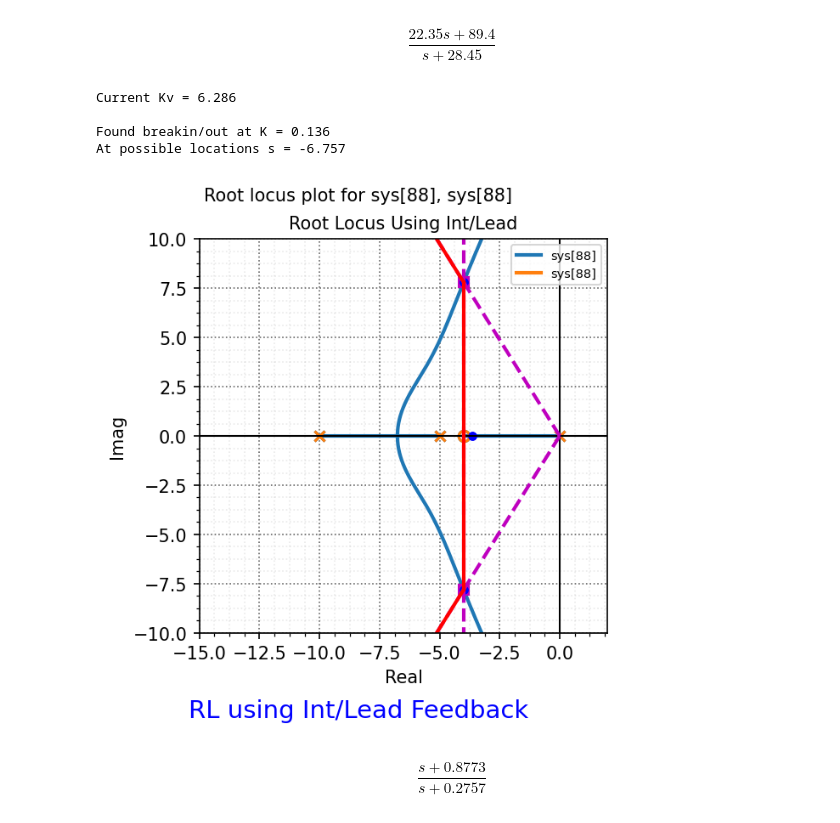
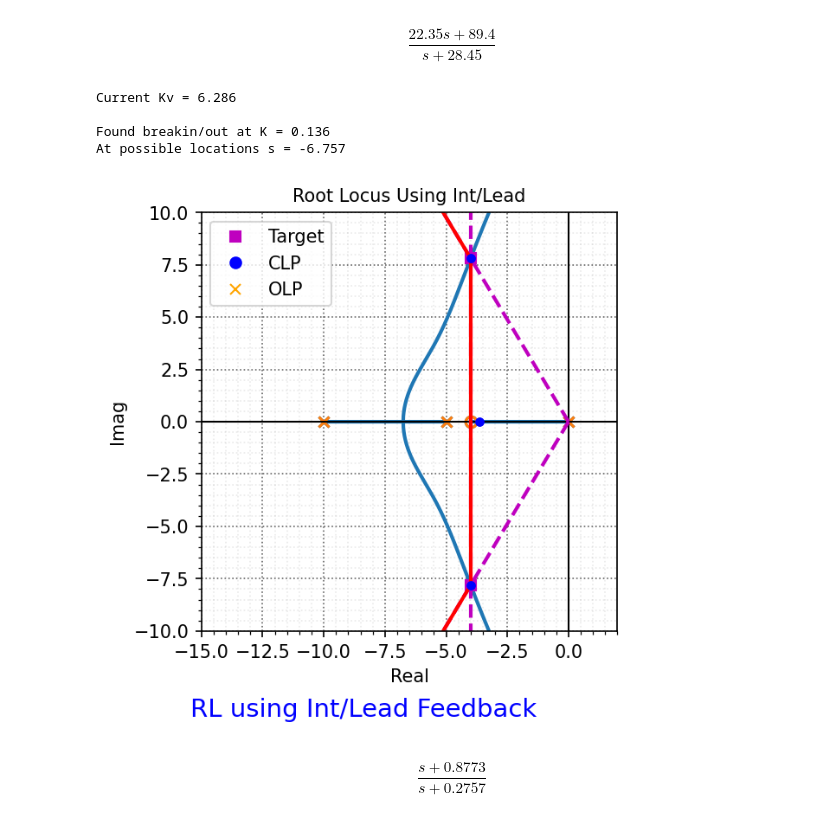
Before and after one commit to mit-acl/16_06_Class, a Jupyter notebook: 16_06_T11_RL_synthesis.ipynb, the cells around one changed output. Drawn from its saved outputs; the diff is of its cells as text; code cells hidden in the pictures.

```diff
--- a/16_06_T11_RL_synthesis.ipynb
+++ b/16_06_T11_RL_synthesis.ipynb
@@ -130,36 +142,45 @@ fig, ax = plt.subplots(figsize=(4, 4),dpi=150,constrained_layout = True)
 rlocus(L_int_lead,ax=ax,kvect=Root_Locus_gains(L_int_lead),grid=False)
 scl = rlocus(L_int_lead,kvect=[1,1],grid=False)
 ax.plot(s0.real,s0.imag,'ms',ms=6)
-ax.plot(scl[0].real,scl[0].imag,'bo',ms=4)
+ax.plot(scl[0].real,scl[0].imag,'bo',ms=4,zorder=10)
 ax.set_xlim([-15, 2])
 ax.set_ylim([-10, 10])
 ax.set_xlabel('Real')
 ax.set_ylabel('Imag')
 ax.set_title('Root Locus Using Int/Lead')
+plt.suptitle("")
 nicegrid(ax,-1)
 
 plt.plot([-zeta*wn, -zeta*wn],[-wd, wd],'m--')
 plt.plot([-zeta*wn, -zeta*wn],[wd, 20],'m--')
 plt.plot([-zeta*wn, -zeta*wn],[-wd, -20],'m--')
 th = np.arctan(wd/(zeta*wn))
 plt.plot([-zeta*wn, -20],[zeta*wn*np.tan(th), 20*np.tan(th)],'m--')
 plt.plot([-zeta*wn, -20],[-zeta*wn*np.tan(th), -20*np.tan(th)],'m--')
 plt.plot([-0, -zeta*wn],[0, wd],'m--')
 plt.plot([-0, -zeta*wn],[0, -wd],'m--')
 
 plt.plot([-zeta*wn, -zeta*wn],[-wd, wd],'r-')
 plt.plot([-zeta*wn, -20],[zeta*wn*np.tan(th), 20*np.tan(th)],'r-')
 plt.plot([-zeta*wn, -20],[-zeta*wn*np.tan(th), -20*np.tan(th)],'r-')
 
+custom_lines = [
+    Line2D([0], [0], color='m', marker='s', linestyle='None', markersize=6),
+    Line2D([0], [0], color='b', marker='o', linestyle='None', markersize=6),
+    Line2D([0], [0], color='orange', marker='x', linestyle='None', markersize=6)
+]
+# Add legend with custom handles
+ax.legend(custom_lines, ['Target', 'CLP', 'OLP', ])
+
 caption("RL using Int/Lead Feedback",fig,yloc=-0.05)
 savefig("./figs/L13_RL_des2.pdf", dpi=600)
 plt.show()
 # %% [output]
 Current Kv = 6.286
 
 Found breakin/out at K = 0.136
 At possible locations s = -6.757
-[figure, old version]
+[figure, new version]
 # %%
 # Pole locations good - Kv req met?
 gamma = 10
```
Also changed, not shown: parts of 6 cells of this notebook, 1 other file.
